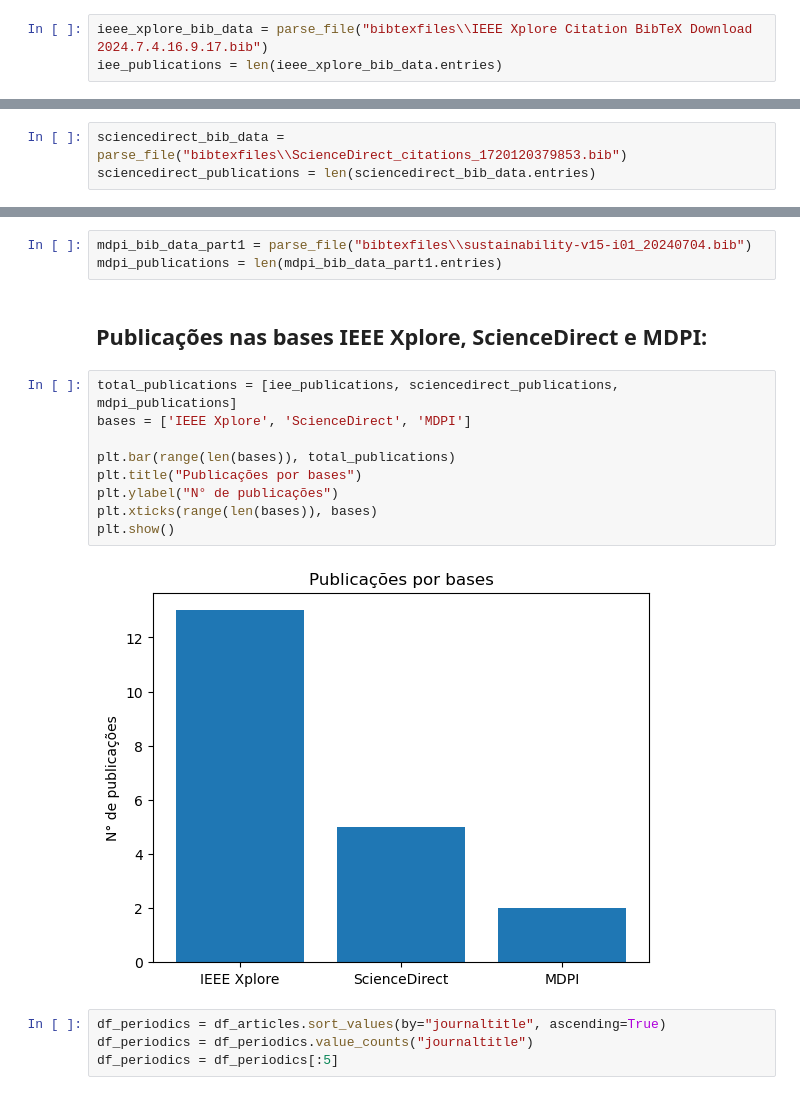
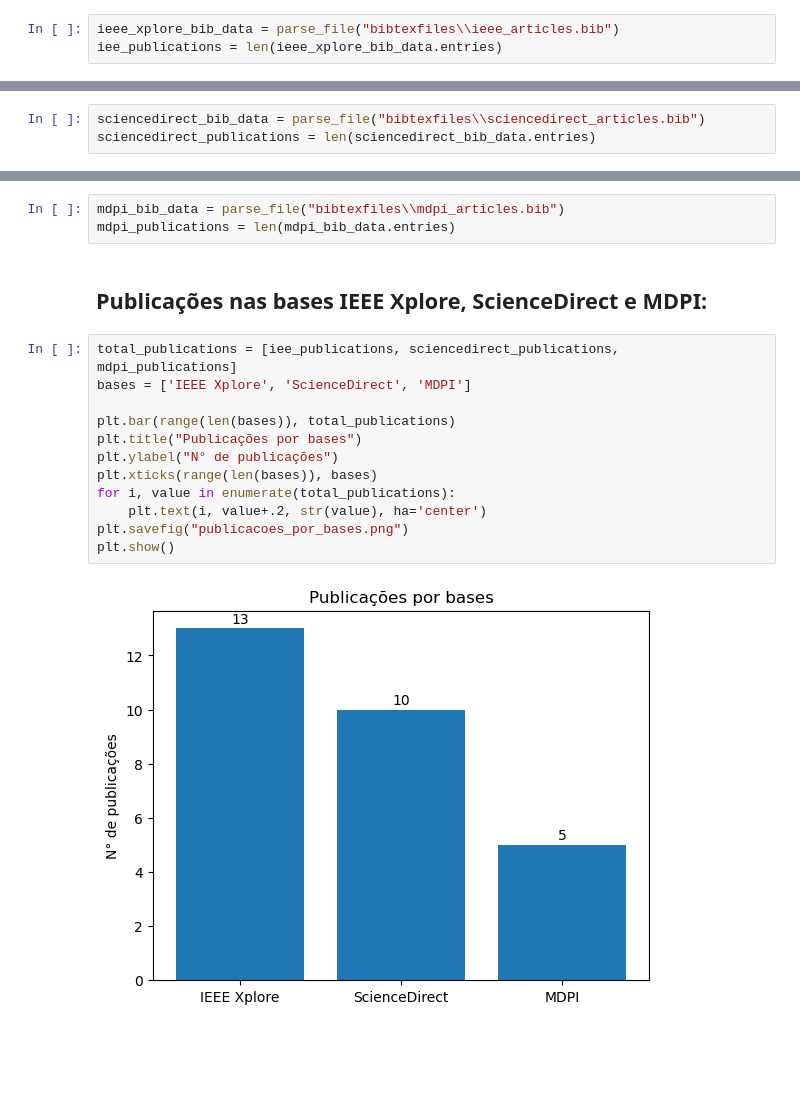
Before and after one commit to Gil32610/review-article-metadata, a Jupyter notebook: Bibliometrics.ipynb, the cells around one changed output, grey strips where cells are left out. Drawn from its saved outputs; the diff is of its cells as text; blank space fills up the shorter version.

Commit message:
bibliometric data and tables

```diff
--- a/Bibliometrics.ipynb
+++ b/Bibliometrics.ipynb
@@ -11,32 +11,31 @@ from pybtex.database import parse_file
 # %% [markdown]
 ### IEEE XPLORE:
 # %%
-ieee_xplore_bib_data = parse_file("bibtexfiles\\IEEE Xplore Citation BibTeX Download 2024.7.4.16.9.17.bib")
+ieee_xplore_bib_data = parse_file("bibtexfiles\\ieee_articles.bib")
 iee_publications = len(ieee_xplore_bib_data.entries)
 # %% [markdown]
 ### ScienceDirect:
 # %%
-sciencedirect_bib_data = parse_file("bibtexfiles\\ScienceDirect_citations_1720120379853.bib")
+sciencedirect_bib_data = parse_file("bibtexfiles\\sciencedirect_articles.bib")
 sciencedirect_publications = len(sciencedirect_bib_data.entries)
 # %% [markdown]
 ### MDPI:
 # %%
-mdpi_bib_data_part1 = parse_file("bibtexfiles\\sustainability-v15-i01_20240704.bib")
-mdpi_publications = len(mdpi_bib_data_part1.entries)
+mdpi_bib_data = parse_file("bibtexfiles\\mdpi_articles.bib")
+mdpi_publications = len(mdpi_bib_data.entries)
 # %% [markdown]
 ## Publicações nas bases IEEE Xplore, ScienceDirect e MDPI:
 # %%
 total_publications = [iee_publications, sciencedirect_publications, mdpi_publications]
 bases = ['IEEE Xplore', 'ScienceDirect', 'MDPI']
 
 plt.bar(range(len(bases)), total_publications)
 plt.title("Publicações por bases")
 plt.ylabel("N° de publicações")
 plt.xticks(range(len(bases)), bases)
+for i, value in enumerate(total_publications):
+    plt.text(i, value+.2, str(value), ha='center')
+plt.savefig("publicacoes_por_bases.png")
 plt.show()
 # %% [output]
-[figure, old version]
+[figure, new version]
-# %%
-df_periodics = df_articles.sort_values(by="journaltitle", ascending=True)
-df_periodics = df_periodics.value_counts("journaltitle")
-df_periodics = df_periodics[:5]
```
Also changed, not shown: parts of 10 cells of this notebook, 21 other files.
